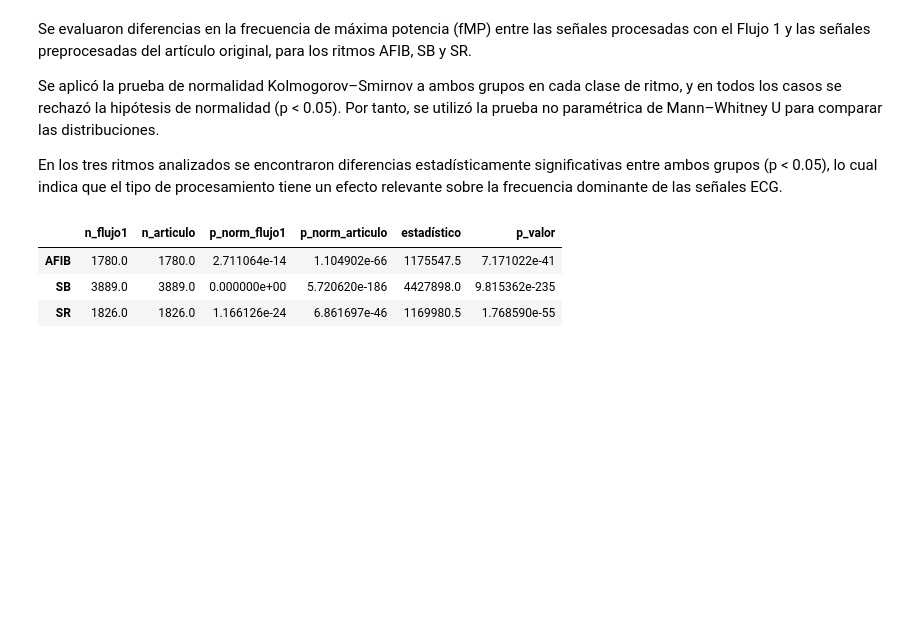
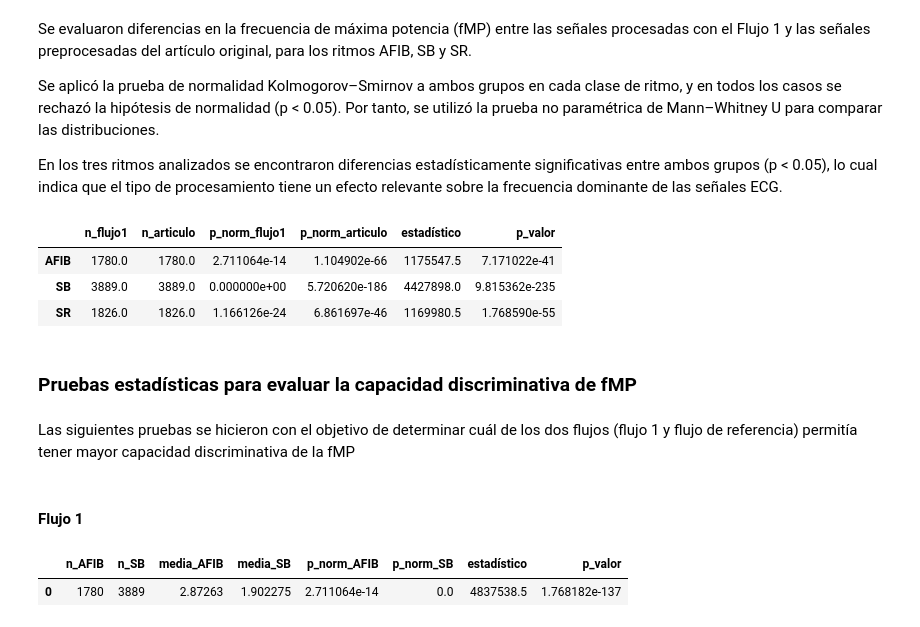
Before and after one commit to LisethTiria/Biosenales-2025-1, a Jupyter notebook: Proyecto3_ecg/proyecto3_denoised.ipynb, the cells around one changed output. Saved outputs shown, nothing was run; the diff lists cells and outputs as text; code cells hidden in the pictures; blank space fills up the shorter version.

Commit message:
Análisis estadístico mejorado

```diff
--- a/Proyecto3_ecg/proyecto3_denoised.ipynb
+++ b/Proyecto3_ecg/proyecto3_denoised.ipynb
@@ -343,3 +383,38 @@ df_resultado_final
 | AFIB | 1780.0 | 1780.0 | 2.711064e-14 | 1.104902e-66 | 1175547.5 | 7.171022e-41 |
 | SB | 3889.0 | 3889.0 | 0.000000e+00 | 5.720620e-186 | 4427898.0 | 9.815362e-235 |
 | SR | 1826.0 | 1826.0 | 1.166126e-24 | 6.861697e-46 | 1169980.5 | 1.768590e-55 |
+# %% [markdown]
+### Pruebas estadísticas para evaluar la capacidad discriminativa de fMP
+# %% [markdown]
+Las siguientes pruebas se hicieron con el objetivo de determinar cuál de los dos flujos (flujo 1 y flujo de referencia) permitía tener mayor capacidad discriminativa de la fMP
+# %% [markdown]
+#### Flujo 1
+# %%
+
+# Filtrar fMP para AFIB y SB del Flujo 1
+df_afib = df_fmp_resultados[df_fmp_resultados["Ritmo"] == "AFIB"]["fMP"]
+df_sb = df_fmp_resultados[df_fmp_resultados["Ritmo"] == "SB"]["fMP"]
+
+# Pruebas de normalidad con Kolmogorov-Smirnov (con distribución normal teórica)
+p_norm_afib = kstest(df_afib, 'norm', args=(df_afib.mean(), df_afib.std())).pvalue
+p_norm_sb = kstest(df_sb, 'norm', args=(df_sb.mean(), df_sb.std())).pvalue
+
+# Comparación con Mann-Whitney U
+stat, p_val = mannwhitneyu(df_afib, df_sb, alternative='two-sided')
+
+# Crear DataFrame de resultados
+res = pd.DataFrame({
+    "n_AFIB": [len(df_afib)],
+    "n_SB": [len(df_sb)],
+    "media_AFIB": [df_afib.mean()],
+    "media_SB": [df_sb.mean()],
+    "p_norm_AFIB": [p_norm_afib],
+    "p_norm_SB": [p_norm_sb],
+    "estadístico": [stat],
+    "p_valor": [p_val]
+})
+
+res
+# %% [output]
+|  | n_AFIB | n_SB | media_AFIB | media_SB | p_norm_AFIB | p_norm_SB | estadístico | p_valor |
+| 0 | 1780 | 3889 | 2.87263 | 1.902275 | 2.711064e-14 | 0.0 | 4837538.5 | 1.768182e-137 |
```
Also changed, not shown: parts of 10 cells of this notebook.
